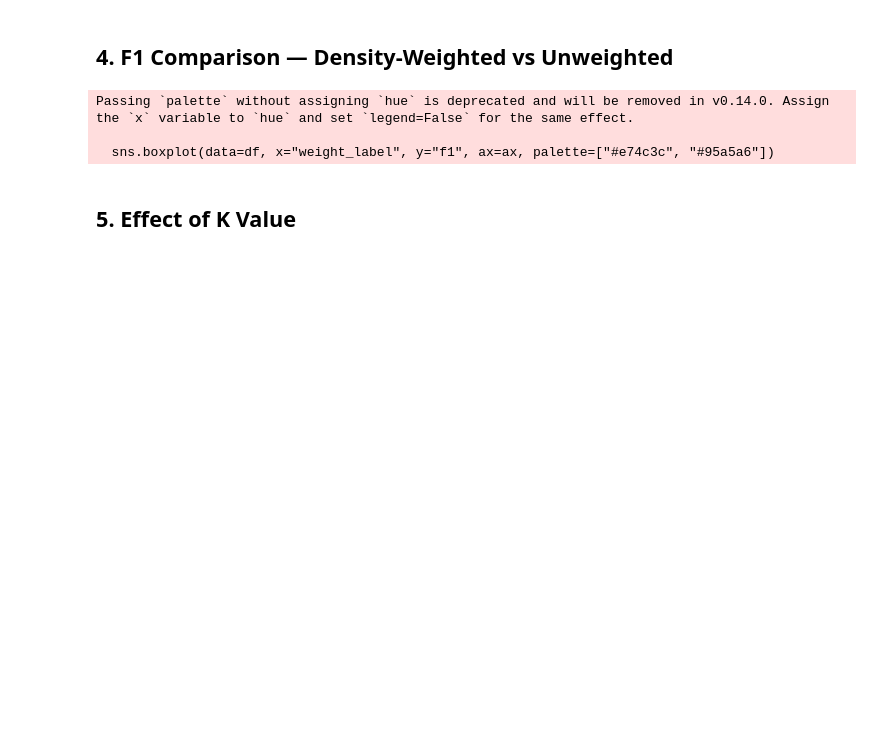
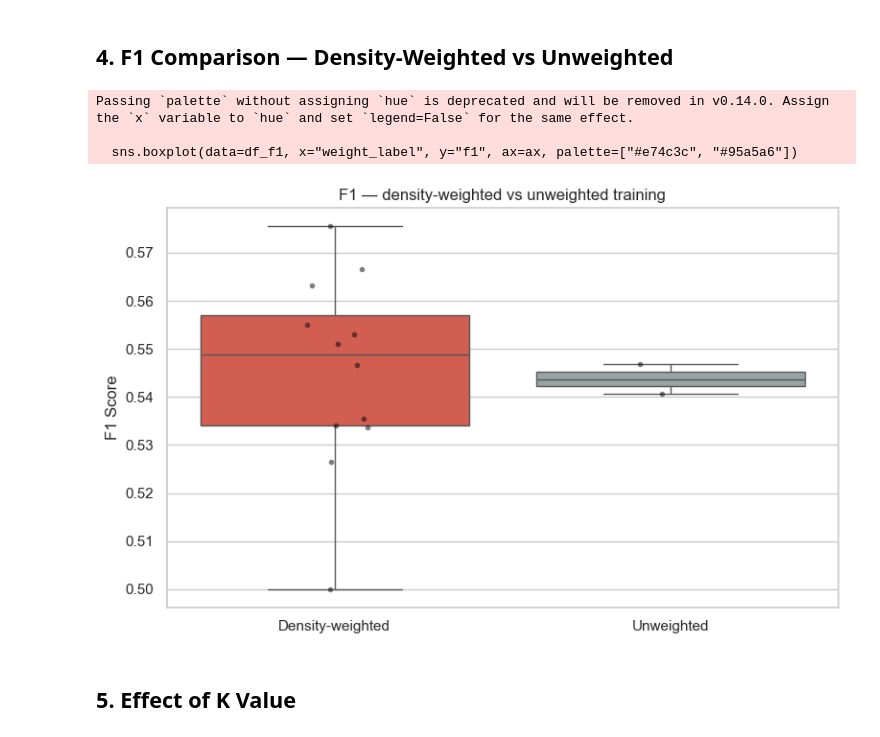
Before and after one commit to alex-dias/modernbert-hs, a Jupyter notebook: notebooks/04_evaluation.ipynb, the cells around one changed output. Cells and saved outputs as stored; diff of their text form; code cells hidden in the pictures; blank space fills up the shorter version.

Commit message:
rollback smoothing and fixed eval plots

```diff
--- a/notebooks/04_evaluation.ipynb
+++ b/notebooks/04_evaluation.ipynb
@@ -126,22 +126,25 @@ display(
 # %% [markdown]
 ## 4. F1 Comparison — Density-Weighted vs Unweighted
 # %%
-df = results.dropna(subset=["f1", "weighted"]).copy()
-df["weight_label"] = df["weighted"].map({True: "Density-weighted", False: "Unweighted"})
+df_f1 = results.dropna(subset=["f1", "weighted"]).copy()
+# Filter out the base model from the comparison
+df_f1 = df[df["train_dataset"] != "base_model"]
+df_f1["weight_label"] = df_f1["weighted"].map({True: "Density-weighted", False: "Unweighted"})
 
 fig, ax = plt.subplots(figsize=(8, 5))
-sns.boxplot(data=df, x="weight_label", y="f1", ax=ax, palette=["#e74c3c", "#95a5a6"])
-sns.stripplot(data=df, x="weight_label", y="f1", ax=ax, color="black", alpha=0.5, size=4)
+sns.boxplot(data=df_f1, x="weight_label", y="f1", ax=ax, palette=["#e74c3c", "#95a5a6"])
+sns.stripplot(data=df_f1, x="weight_label", y="f1", ax=ax, color="black", alpha=0.5, size=4)
 ax.set_xlabel("")
 ax.set_ylabel("F1 Score")
 ax.set_title("F1 — density-weighted vs unweighted training")
 plt.tight_layout()
 plt.savefig(os.path.join(OUTPUT_DIR, "plots", "weighted_vs_unweighted.png"), dpi=150)
 plt.show()
 # %% [output]
 Passing `palette` without assigning `hue` is deprecated and will be removed in v0.14.0. Assign the `x` variable to `hue` and set `legend=False` for the same effect.
 
-  sns.boxplot(data=df, x="weight_label", y="f1", ax=ax, palette=["#e74c3c", "#95a5a6"])
+  sns.boxplot(data=df_f1, x="weight_label", y="f1", ax=ax, palette=["#e74c3c", "#95a5a6"])
+[figure, added]
 # %% [markdown]
 ## 5. Effect of K Value
 # %%
```
Also changed, not shown: parts of 7 cells of this notebook, 3 other files.
